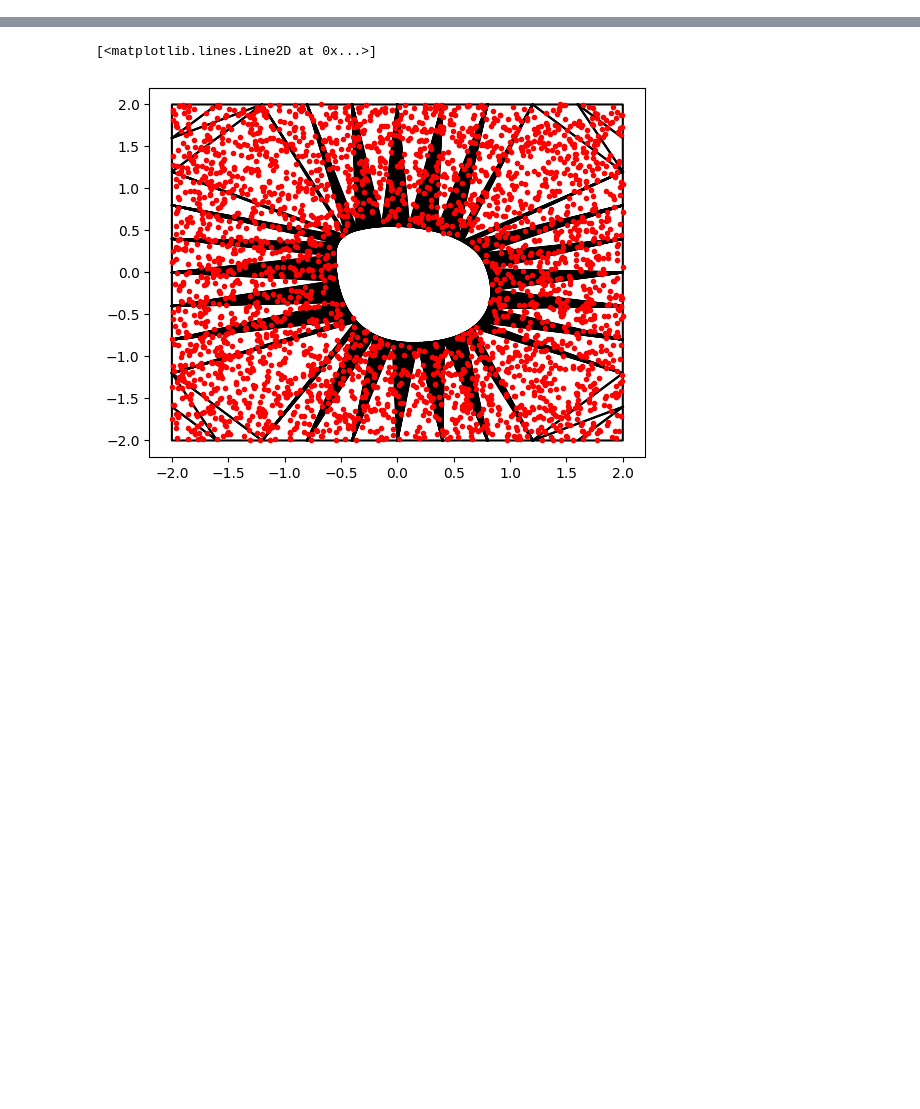
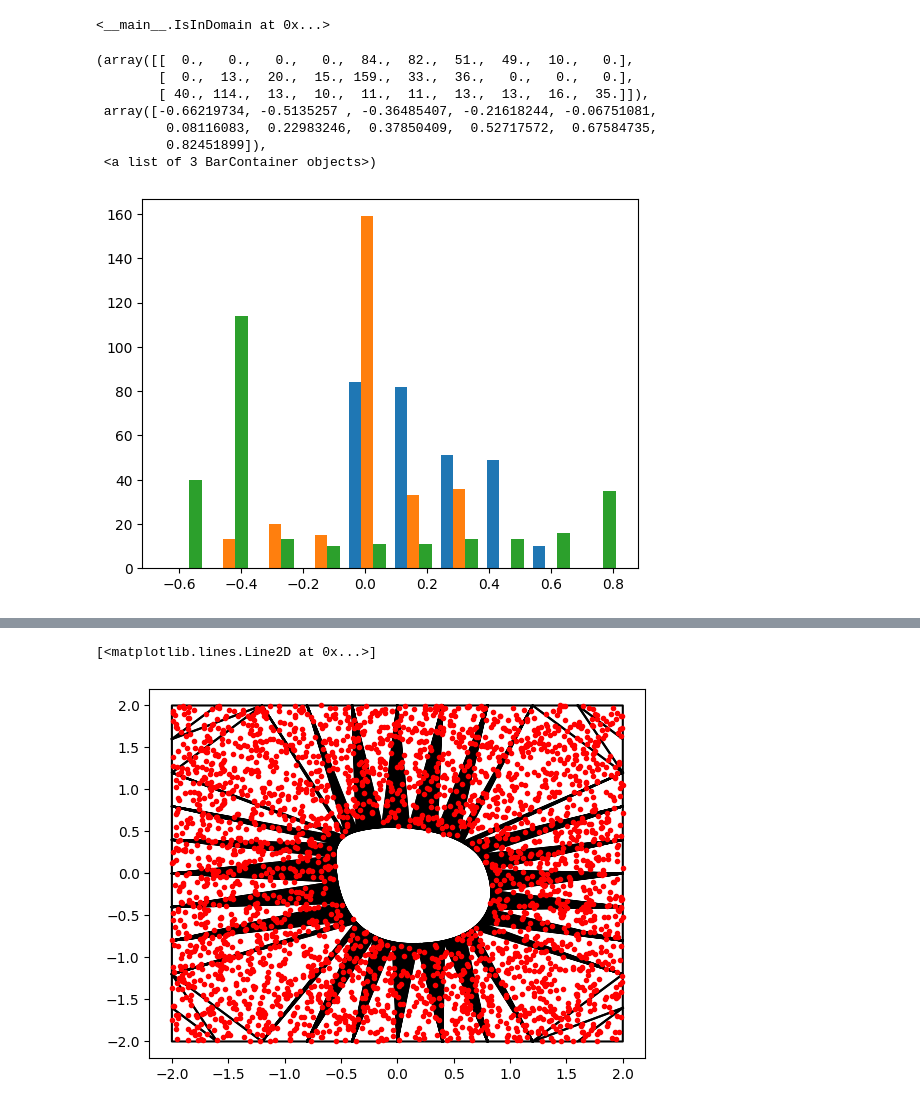
Before and after one commit to jh6220/SINNs-FEM, a Jupyter notebook: LowReFlowDataExplore.ipynb, the cells around one changed output, grey strips where cells are left out. Saved outputs shown, nothing was run; the diff lists cells and outputs as text; code cells hidden in the pictures; blank space fills up the shorter version.

Commit message:
first version of the turbulence training implemented with promising results

```diff
--- a/LowReFlowDataExplore.ipynb
+++ b/LowReFlowDataExplore.ipynb
@@ -13,17 +17,0 @@ from tqdm import tqdm
-# %%
-def loadData(filePath):
-    with open(filePath, 'r') as f:
-        data = json.load(f)
-
-    keys_single = ['nodes', 'elements', 'solution', 'elementsBoundaryNodesOnly','areaElementsBoundaryNodesOnly']
-    for i in tqdm(range(len(data))):
-        for key in data[i].keys():
-            if key in keys_single:
-                data[i][key] = np.array(data[i][key])
-            else:
-                for j in range(len(data[i][key])):
-                    if type(data[i][key][j]) == list:
-                        data[i][key][j] = np.array(data[i][key][j])
-    return data
-
-data_arr = loadData('TrainingData/LowReFlowDataProcessed/dataLowReFLow.json')
@@ -29,0 +150,4 @@ data_arr = loadData('TrainingData/LowReFlowDataProcessed/dataLowReFLow.json')
+# %%
+data_i[key_del[0]]
+# %% [output]
+<__main__.IsInDomain at 0x...>
@@ -29,0 +176,27 @@ data_arr = loadData('TrainingData/LowReFlowDataProcessed/dataLowReFLow.json')
+# %%
+data_i = data_arr[301]
+nodesCurves = data_i['nodesCurves']
+normalCurves = data_i['normalCurves']
+interpSE = data_i['interpSE']
+valsCurves = data_i['solutionB']
+valsCurvesOffset = data_i['solutionBoffset']
+
+# derL = 0.1
+# nodesCurvesOffset = [nodesCurves[i] - derL*normalCurves[i] for i in range(len(nodesCurves))]
+# valsCurvesOffset = [interpSE(nodesCurvesOffset[i]) for i in range(len(nodesCurves))]
+# derivNormCurves = [(valsCurves[i] - valsCurvesOffset[i])/derL for i in range(len(valsCurvesOffset))]
+
+# for i in range(len(nodesCurves)):
+#     plt.plot(nodesCurves[i][:,0],nodesCurves[i][:,1],'k')
+#     plt.plot(nodesCurvesOffset[i][:,0],nodesCurvesOffset[i][:,1],'r')
+# %%
+plt.hist(valsCurvesOffset[1])
+# %% [output]
+(array([[  0.,   0.,   0.,   0.,  84.,  82.,  51.,  49.,  10.,   0.],
+        [  0.,  13.,  20.,  15., 159.,  33.,  36.,   0.,   0.,   0.],
+        [ 40., 114.,  13.,  10.,  11.,  11.,  13.,  13.,  16.,  35.]]),
+ array([-0.66219734, -0.5135257 , -0.36485407, -0.21618244, -0.06751081,
+         0.08116083,  0.22983246,  0.37850409,  0.52717572,  0.67584735,
+         0.82451899]),
+ <a list of 3 BarContainer objects>)
+[figure, added]
```
Also changed, not shown: parts of 22 cells of this notebook, 6 other files.
